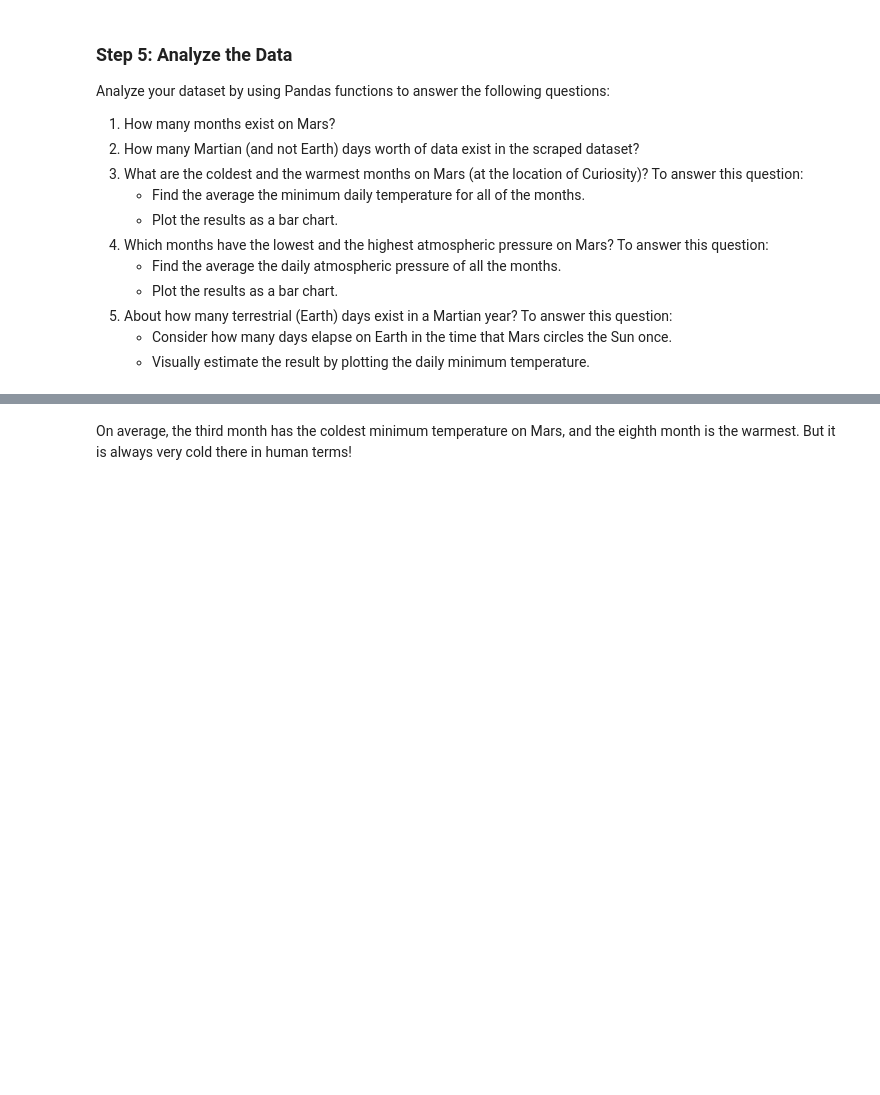
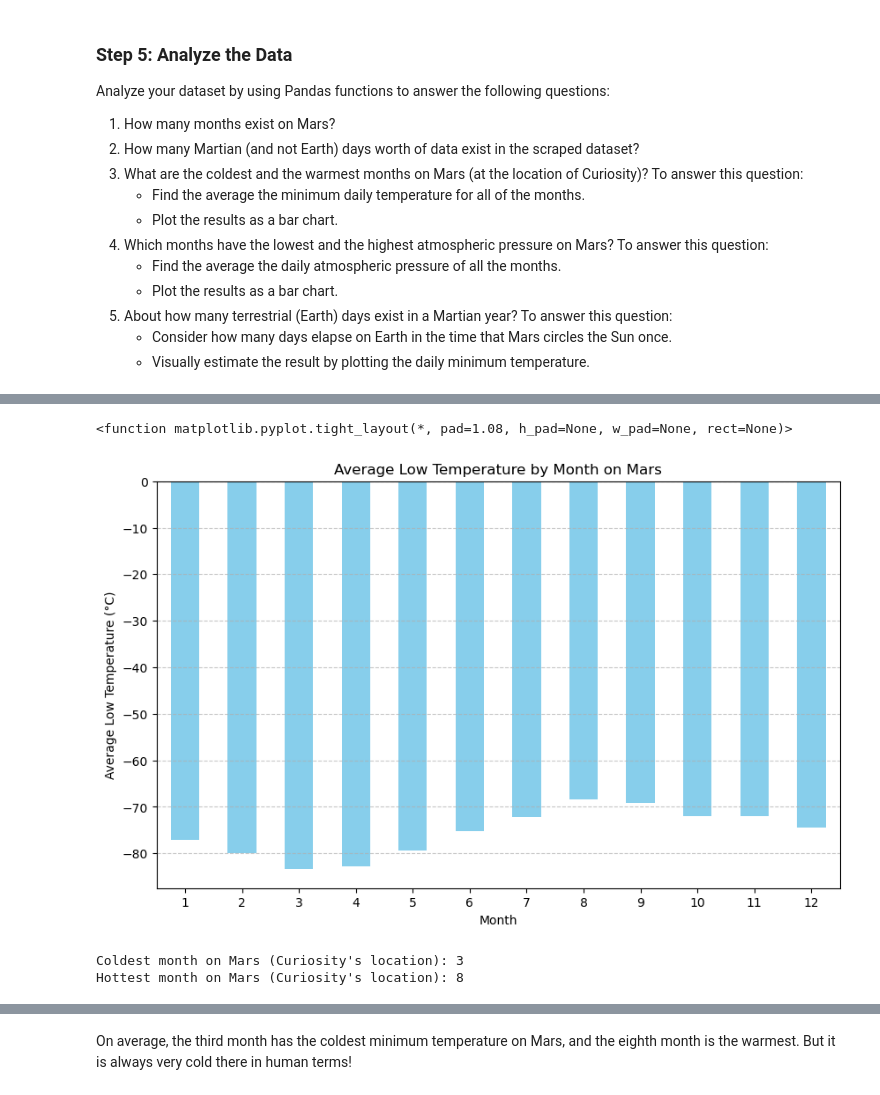
Before and after one commit to limbus7/web-scrapping-challenge, a Jupyter notebook: Resources/part_2_mars_weather.ipynb, the cells around one changed output, grey strips where cells are left out. Saved outputs shown, nothing was run; the diff lists cells and outputs as text; code cells hidden in the pictures; blank space fills up the shorter version.

```diff
--- a/Resources/part_2_mars_weather.ipynb
+++ b/Resources/part_2_mars_weather.ipynb
@@ -51,0 +76,16 @@ Assemble the scraped data into a Pandas DataFrame. The columns should have the s
+# %%
+# Create an empty list
+data = []
+columns = ['id', 'terrestrial_date', 'sol', 'ls','month','min_temp','pressure']
+
+# Loop through the scraped data to create a list of rows
+for row in rows[1:]:  # skipping the header row
+    cells = row.find_all("td")
+    row_data = [cell.get_text() for cell in cells]
+    data.append(row_data)
+
+# Create a DataFrame
+df = pd.DataFrame(data, columns=columns)
+
+# Display the DataFrame
+print(df)
@@ -52,4 +107,5 @@ Assemble the scraped data into a Pandas DataFrame. The columns should have the s
 # %%
 # Create a Pandas DataFrame by using the list of rows and a list of the column names
+df = pd.DataFrame(data, columns=columns)
 # %%
 # Confirm DataFrame was created successfully
@@ -66,2 +146,11 @@ Examine the data types that are currently associated with each column. If necess
+# %%
+# Change data types for data analysis
+df['id'] = df['id'].astype(int)
+df['terrestrial_date'] = pd.to_datetime(df['terrestrial_date'])
+df['sol'] = df['sol'].astype(int)
+df['ls'] = df['ls'].astype(float)
+df['month'] = df['month'].astype(int)
+df['min_temp'] = df['min_temp'].astype(float)
+df['pressure'] = df['pressure'].astype(float)
 # %%
 # Confirm type changes were successful by examining data types again
@@ -99,0 +217,29 @@ Analyze your dataset by using Pandas functions to answer the following questions
+# %%
+
+# Group the DataFrame by month and calculate the average low temperature for each month
+avg_temp_by_month = df.groupby('month')['min_temp'].mean()
+
+# Plot the average temperature by month
+
+plt.figure(figsize=(10, 6))
+avg_temp_by_month.plot(kind='bar', color='skyblue')
+plt.title('Average Low Temperature by Month on Mars')
+plt.xlabel('Month')
+plt.ylabel('Average Low Temperature (°C)')
+plt.xticks(rotation=0)
+plt.grid(axis='y', linestyle='--', alpha=0.7)
+plt.tight_layout
+# %% [output]
+<function matplotlib.pyplot.tight_layout(*, pad=1.08, h_pad=None, w_pad=None, rect=None)>
+[figure, added]
+# %%
+# Identify the coldest and hottest months in Curiosity's location
+coldest_month = avg_temp_by_month.idxmin()
+hottest_month = avg_temp_by_month.idxmax()
+
+# Print the result
+print("Coldest month on Mars (Curiosity's location):", coldest_month)
+print("Hottest month on Mars (Curiosity's location):", hottest_month)
+# %% [output]
+Coldest month on Mars (Curiosity's location): 3
+Hottest month on Mars (Curiosity's location): 8
```
Also changed, not shown: parts of 21 cells of this notebook, 1 other file.
